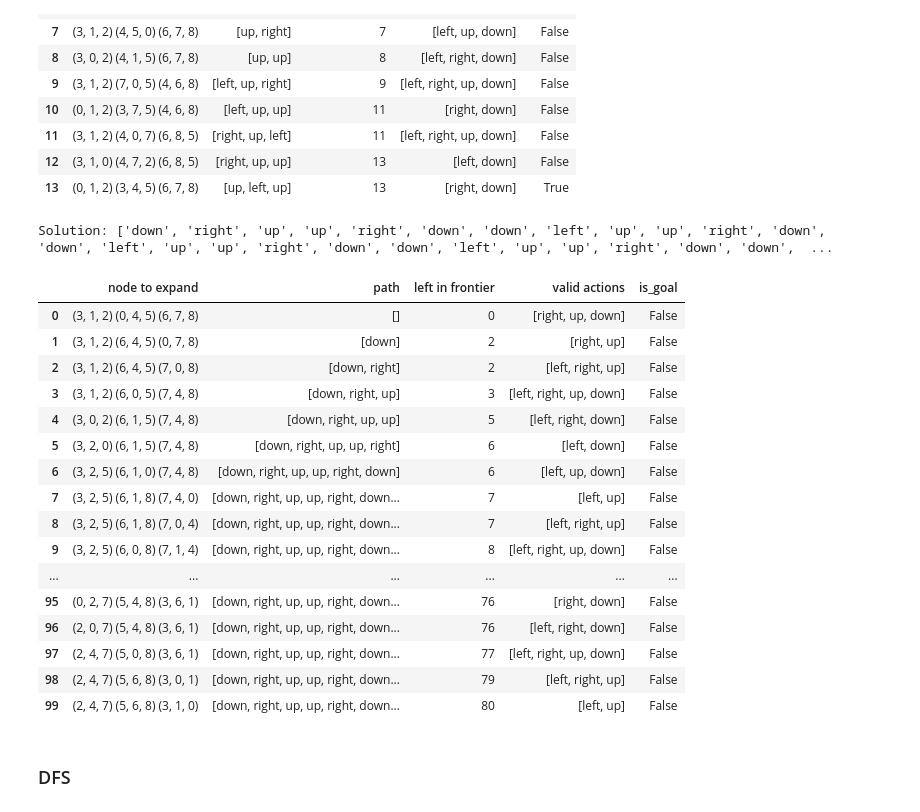
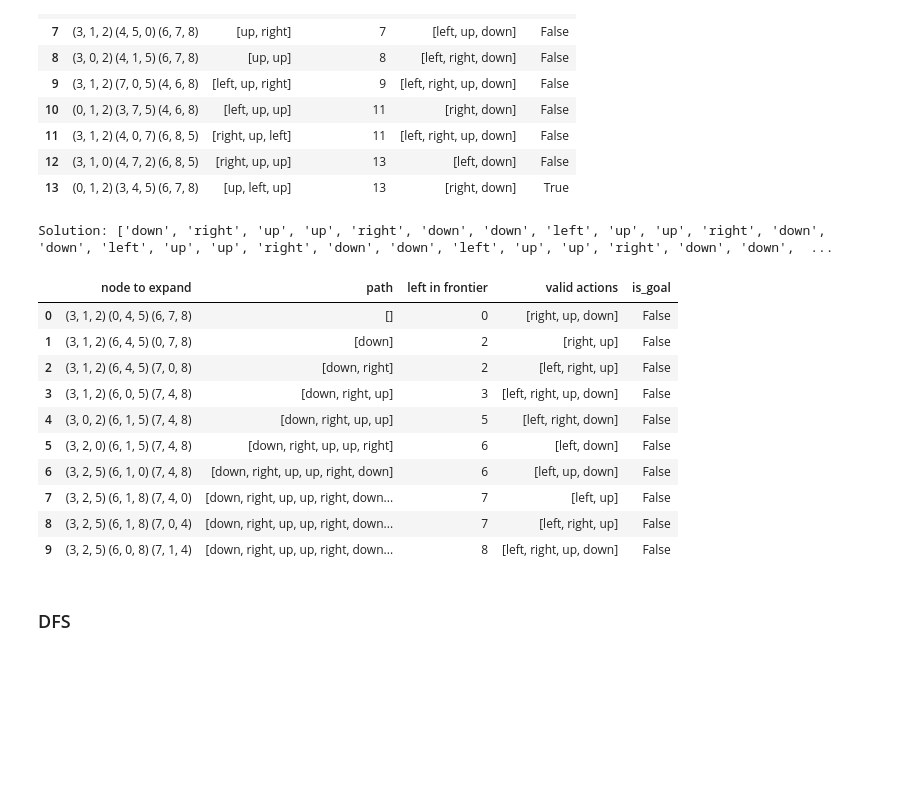
Before and after one commit to rammeshulam/89-570, a Jupyter notebook: Problem_Solving_with_Search.ipynb, the cells around one changed output. Cells and saved outputs as stored; diff of their text form; code cells hidden in the pictures; blank space fills up the shorter version.

```diff
--- a/Problem_Solving_with_Search.ipynb
+++ b/Problem_Solving_with_Search.ipynb
@@ -526,32 +526,26 @@ Solution: ['up', 'left', 'up']
 # %%
 s_start = (
     3, 1, 2,
     0, 4, 5,
     6, 7, 8
 )
 problem = TilePuzzleProblem(s_start, 3)
 solution, log = depth_first_graph_search(problem)
 print(f'Solution: {solution}')
-format_search_log(log)
+format_search_log(log, limit=10)
 # %% [output]
 Solution: ['down', 'right', 'up', 'up', 'right', 'down', 'down', 'left', 'up', 'up', 'right', 'down', 'down', 'left', 'up', 'up', 'right', 'down', 'down', 'left', 'up', 'up', 'right', 'down', 'down',  ...
 |  | node to expand | path | left in frontier | valid actions | is_goal |
 | 0 | (3, 1, 2) (0, 4, 5) (6, 7, 8) | [] | 0 | [right, up, down] | False |
 | 1 | (3, 1, 2) (6, 4, 5) (0, 7, 8) | [down] | 2 | [right, up] | False |
 | 2 | (3, 1, 2) (6, 4, 5) (7, 0, 8) | [down, right] | 2 | [left, right, up] | False |
 | 3 | (3, 1, 2) (6, 0, 5) (7, 4, 8) | [down, right, up] | 3 | [left, right, up, down] | False |
 | 4 | (3, 0, 2) (6, 1, 5) (7, 4, 8) | [down, right, up, up] | 5 | [left, right, down] | False |
 | 5 | (3, 2, 0) (6, 1, 5) (7, 4, 8) | [down, right, up, up, right] | 6 | [left, down] | False |
 | 6 | (3, 2, 5) (6, 1, 0) (7, 4, 8) | [down, right, up, up, right, down] | 6 | [left, up, down] | False |
 | 7 | (3, 2, 5) (6, 1, 8) (7, 4, 0) | [down, right, up, up, right, down... | 7 | [left, up] | False |
 | 8 | (3, 2, 5) (6, 1, 8) (7, 0, 4) | [down, right, up, up, right, down... | 7 | [left, right, up] | False |
 | 9 | (3, 2, 5) (6, 0, 8) (7, 1, 4) | [down, right, up, up, right, down... | 8 | [left, right, up, down] | False |
-| ... | ... | ... | ... | ... | ... |
-| 95 | (0, 2, 7) (5, 4, 8) (3, 6, 1) | [down, right, up, up, right, down... | 76 | [right, down] | False |
-| 96 | (2, 0, 7) (5, 4, 8) (3, 6, 1) | [down, right, up, up, right, down... | 76 | [left, right, down] | False |
-| 97 | (2, 4, 7) (5, 0, 8) (3, 6, 1) | [down, right, up, up, right, down... | 77 | [left, right, up, down] | False |
-| 98 | (2, 4, 7) (5, 6, 8) (3, 0, 1) | [down, right, up, up, right, down... | 79 | [left, right, up] | False |
-| 99 | (2, 4, 7) (5, 6, 8) (3, 1, 0) | [down, right, up, up, right, down... | 80 | [left, up] | False |
 # %% [markdown]
 ### DFS
 # %%
```
Also changed, not shown: parts of 2 cells of this notebook.
